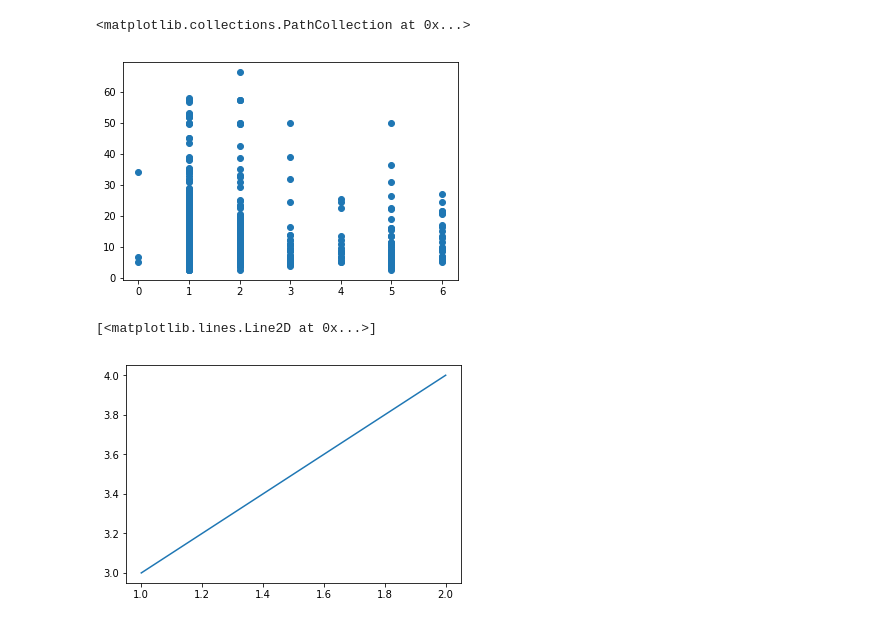
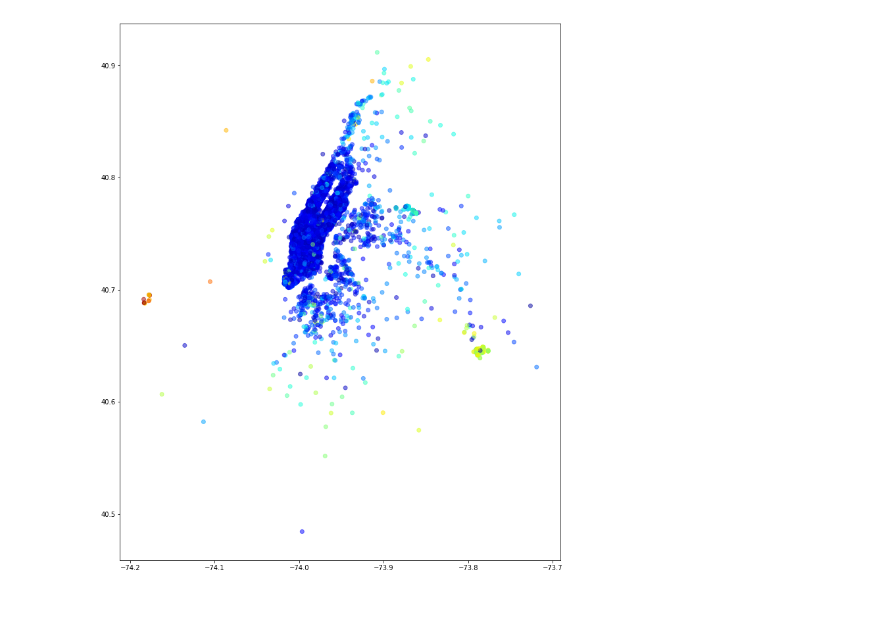
Before and after one commit to milto-github/kaggle-nyc-taxi, a Jupyter notebook: notebook.ipynb, the cells around one changed output. Saved outputs shown, nothing was run; the diff lists cells and outputs as text; code cells hidden in the pictures.

```diff
--- a/notebook.ipynb
+++ b/notebook.ipynb
@@ -26,2 +21,26 @@ df
+# %%
+# CHECK FOR INVALID COORDINATES (outside of NYC range)
+# determined with https://www.mapdevelopers.com/geocode_bounding_box.php
+
+def valid_coordinates(lat_list, lon_list):
+    for i in lat_list:
+        if i < 40.477399 or i > 40.917577:
+            return False
+    for i in lon_list:
+        if i < -74.259090 or i > -73.700272:
+            return False
+    return True
+
+for index, row in df.iterrows():
+    lat_list = [row['pickup_latitude'], row['dropoff_latitude']]
+    lon_list = [row['pickup_longitude'], row['dropoff_longitude']]
+
+    if not valid_coordinates(lat_list, lon_list):
+        df.drop(index, inplace=True)
+# %%
+# REMOVE INVALID PASSENGER COUNTS AND FARES
+
+df = df[df['passenger_count'] > 0]
+df = df[df['fare_amount'] > 0]
 # %%
 # CALCULATE EUCLIDEAN DISTANCE
@@ -47,0 +56,8 @@ Name: euclidean_distance, dtype: float64
+# %%
+# EXTRACT DATE/TIME VALUES
+
+df['day'] = df.apply(lambda row: pd.to_datetime(row['pickup_datetime']).day, axis=1)
+df['month'] = df.apply(lambda row: pd.to_datetime(row['pickup_datetime']).month, axis=1)
+df['hour'] = df.apply(lambda row: pd.to_datetime(row['pickup_datetime']).hour +\
+                                 (pd.to_datetime(row['pickup_datetime']).minute / 60), axis=1)
+df
@@ -63,9 +85,0 @@ Correlation(fare amount, euclidean distance) = 0.01696576371818909
-# %%
-mean_fare = df['fare_amount'].mean()
-min = df['fare_amount'].min()
-print('Min before cleaning:', min)
-df['fare_amount'] = df['fare_amount'].apply(lambda x: mean_fare if x < 0 else x)
-min = df['fare_amount'].min()
-print('Min after cleaning:', min)
-
-df[df['fare_amount']==0.0]
@@ -99,15 +86,6 @@ df.corr()
-# %%
-import matplotlib.pyplot as plt
-% matplotlib inline
-
-plt.scatter(df['passenger_count'], df['fare_amount'])
-# %% [output]
-<matplotlib.collections.PathCollection at 0x...>
-[figure, removed]
-# %%
-x = [1,2]
-y = [3,4]
-plt.plot(x, y)
-# %% [output]
-[<matplotlib.lines.Line2D at 0x...>]
-[figure, removed]
+# %%
+plt.figure(figsize=(12,15))
+plt.scatter(df['dropoff_longitude'], df['dropoff_latitude'], c=df['fare_amount'], cmap=plt.get_cmap("jet"), alpha=0.5)
+plt.show()
+# %% [output]
+[figure, added]
```
Also changed, not shown: parts of 14 cells of this notebook.
